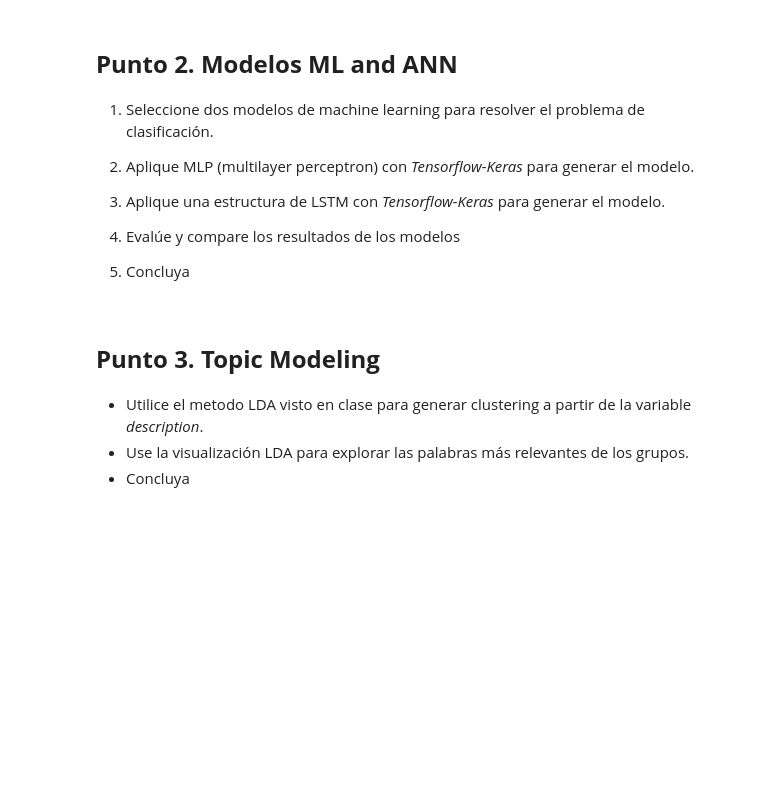
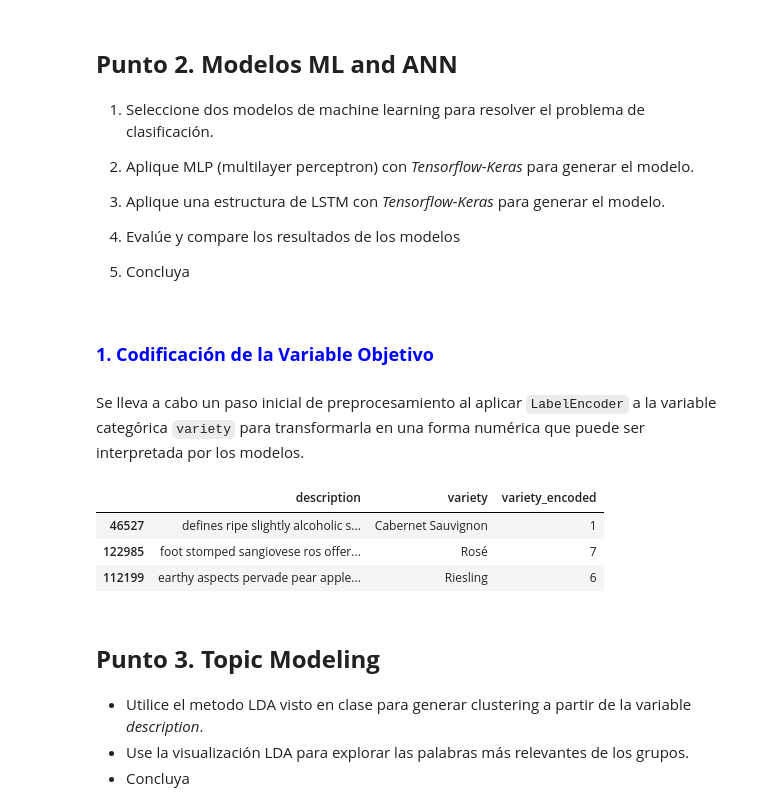
Before and after one commit to Lau-Gonz/NLP-final-project, a Jupyter notebook: CasoFinal_PLN.ipynb, the cells around one changed output. Saved outputs shown, nothing was run; the diff lists cells and outputs as text; code cells hidden in the pictures; blank space fills up the shorter version.

Commit message:
feat(data): add encoding for objective variable

```diff
--- a/CasoFinal_PLN.ipynb
+++ b/CasoFinal_PLN.ipynb
@@ -223,6 +223,19 @@ plt.show()
 4. Evalúe y compare los resultados de los modelos
 
 5. Concluya
+# %% [markdown]
+## <FONT SIZE=4 COLOR="blue"> **1. Codificación de la Variable Objetivo**
+# %% [markdown]
+Se lleva a cabo un paso inicial de preprocesamiento al aplicar `LabelEncoder` a la variable categórica `variety` para transformarla en una forma numérica que puede ser interpretada por los modelos.
+# %%
+label_encoder = LabelEncoder()
+data['variety_encoded'] = label_encoder.fit_transform(data['variety'])
+data.sample(3)
+# %% [output]
+|  | description | variety | variety_encoded |
+| 46527 | defines ripe slightly alcoholic s... | Cabernet Sauvignon | 1 |
+| 122985 | foot stomped sangiovese ros offer... | Rosé | 7 |
+| 112199 | earthy aspects pervade pear apple... | Riesling | 6 |
 # %% [markdown]
 # <FONT SIZE=5 COLOR="bronw"> **Punto 3. Topic Modeling** </FONT>
 
```
Also changed, not shown: parts of 4 cells of this notebook.
